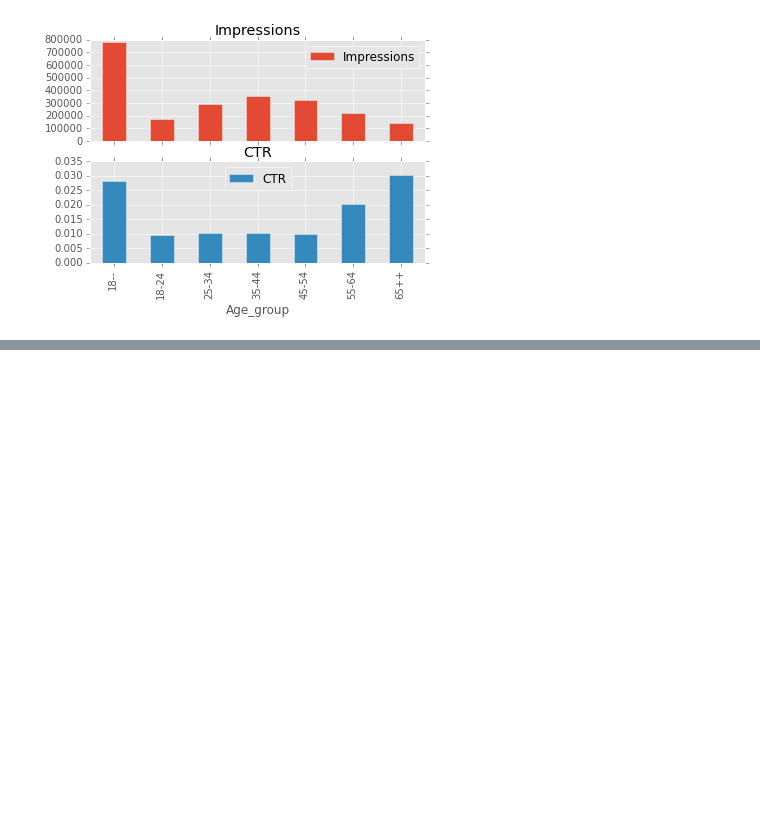
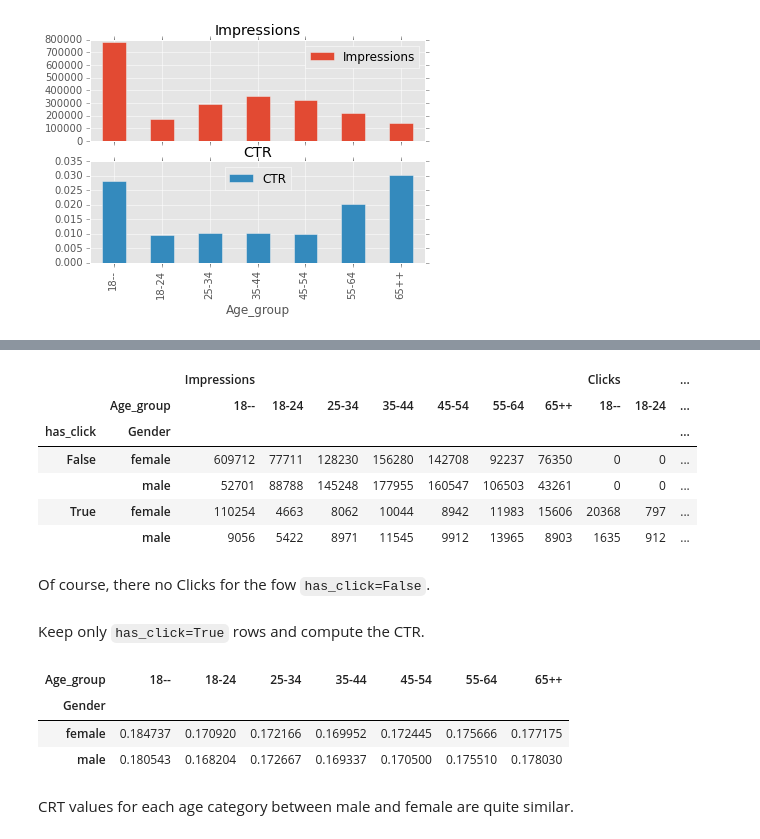
Before and after one commit to garaud/doing_pydata_science, a Jupyter notebook: chapter2-eda.ipynb, the cells around one changed output, grey strips where cells are left out. Saved outputs shown, nothing was run; the diff lists cells and outputs as text; code cells hidden in the pictures; blank space fills up the shorter version.

```diff
--- a/chapter2-eda.ipynb
+++ b/chapter2-eda.ipynb
@@ -246,0 +304,14 @@ df.head(20)
+# %%
+click_gender_age_grp
+# %% [output]
+|  |  | Impressions |  |  |  |  |  |  | Clicks |  | ... |
+|  | Age_group | 18-- | 18-24 | 25-34 | 35-44 | 45-54 | 55-64 | 65++ | 18-- | 18-24 | ... |
+| has_click | Gender |  |  |  |  |  |  |  |  |  | ... |
+| False | female | 609712 | 77711 | 128230 | 156280 | 142708 | 92237 | 76350 | 0 | 0 | ... |
+|  | male | 52701 | 88788 | 145248 | 177955 | 160547 | 106503 | 43261 | 0 | 0 | ... |
+| True | female | 110254 | 4663 | 8062 | 10044 | 8942 | 11983 | 15606 | 20368 | 797 | ... |
+|  | male | 9056 | 5422 | 8971 | 11545 | 9912 | 13965 | 8903 | 1635 | 912 | ... |
+# %% [markdown]
+Of course, there no Clicks for the fow `has_click=False`.
+# %% [markdown]
+Keep only `has_click=True` rows and compute the CTR.
@@ -246,0 +320,9 @@ df.head(20)
+# %%
+ctr_gender_age
+# %% [output]
+| Age_group | 18-- | 18-24 | 25-34 | 35-44 | 45-54 | 55-64 | 65++ |
+| Gender |  |  |  |  |  |  |  |
+| female | 0.184737 | 0.170920 | 0.172166 | 0.169952 | 0.172445 | 0.175666 | 0.177175 |
+| male | 0.180543 | 0.168204 | 0.172667 | 0.169337 | 0.170500 | 0.175510 | 0.178030 |
+# %% [markdown]
+CRT values for each age category between male and female are quite similar.
```
Also changed, not shown: parts of 40 cells of this notebook.
